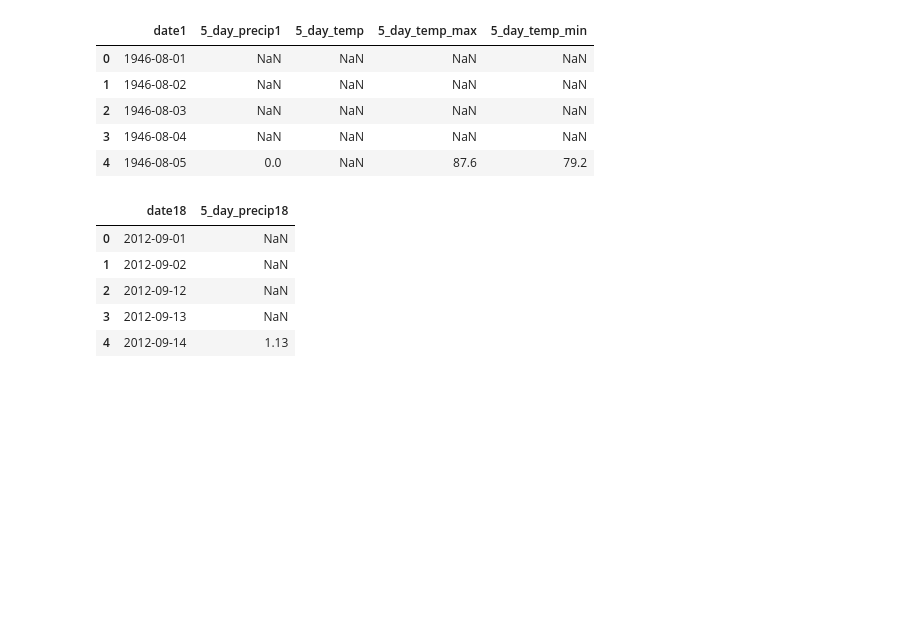
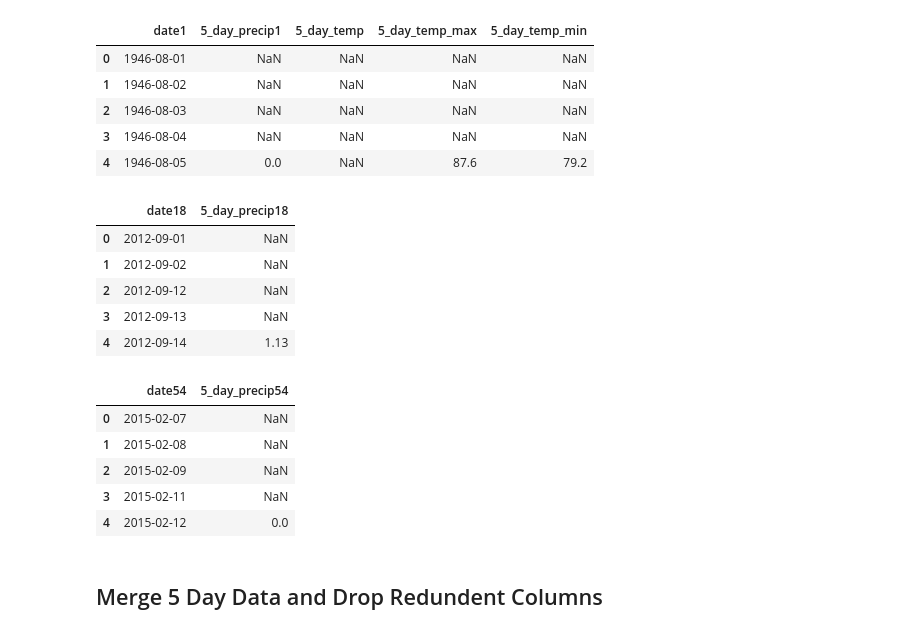
Before and after one commit to david-garza/enterococci_prediction_analysis, a Jupyter notebook: machine_learning/ml_classifier.ipynb, the cells around one changed output. Saved outputs shown, nothing was run; the diff lists cells and outputs as text; code cells hidden in the pictures; blank space fills up the shorter version.

Commit message:
created 3 data sets to test

```diff
--- a/machine_learning/ml_classifier.ipynb
+++ b/machine_learning/ml_classifier.ipynb
@@ -118,3 +111,14 @@ wx18_df.head()
 | 2 | 2012-09-12 | NaN |
 | 3 | 2012-09-13 | NaN |
 | 4 | 2012-09-14 | 1.13 |
+# %%
+wx54_df.head()
+# %% [output]
+|  | date54 | 5_day_precip54 |
+| 0 | 2015-02-07 | NaN |
+| 1 | 2015-02-08 | NaN |
+| 2 | 2015-02-09 | NaN |
+| 3 | 2015-02-11 | NaN |
+| 4 | 2015-02-12 | 0.0 |
+# %% [markdown]
+## Merge 5 Day Data and Drop Redundent Columns
```
Also changed, not shown: parts of 10 cells of this notebook.
